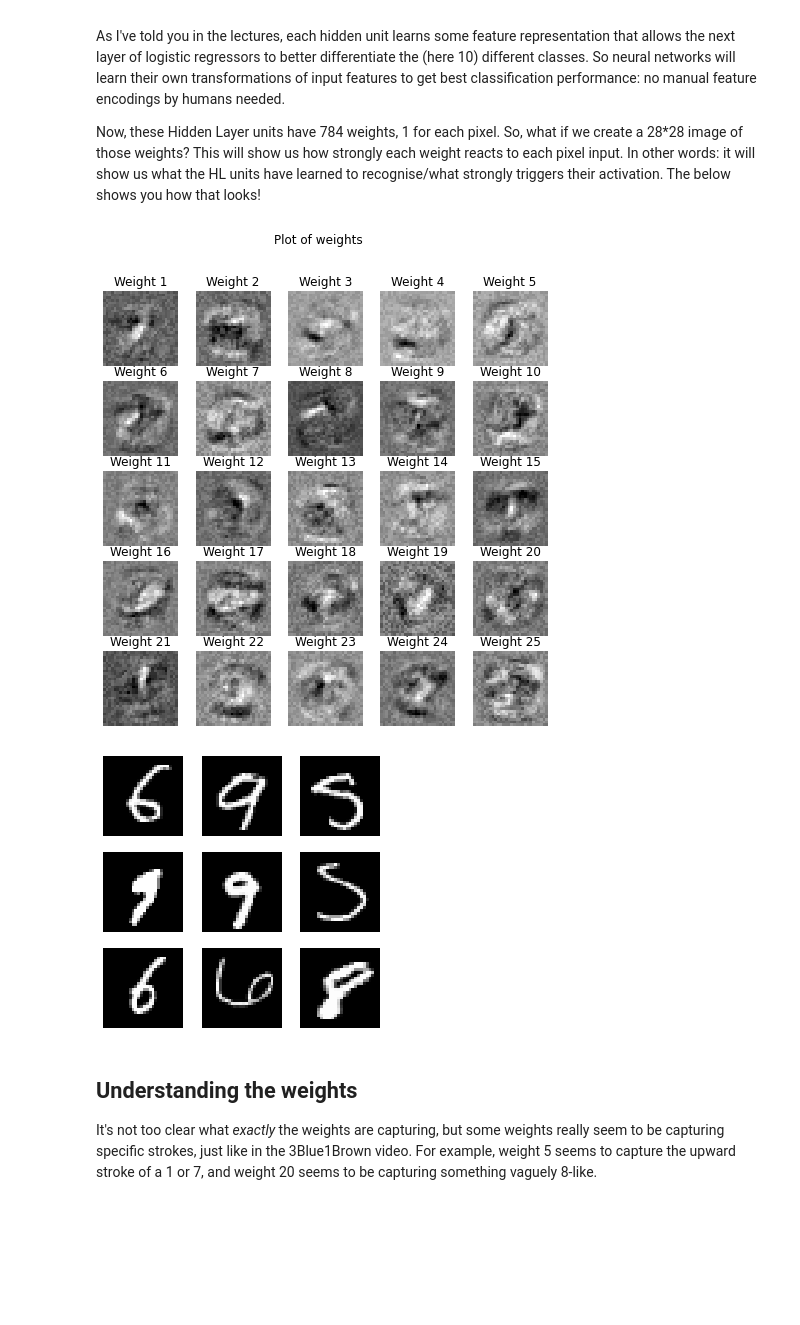
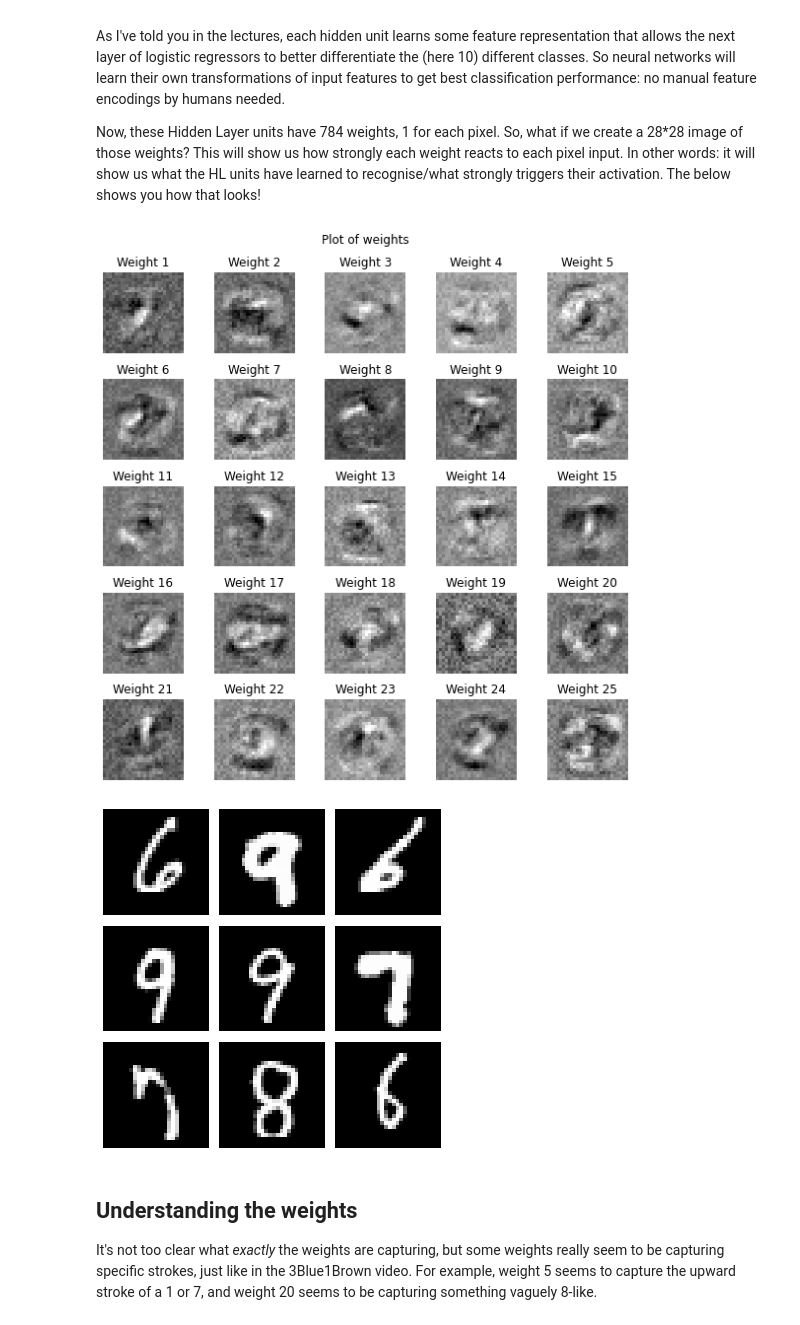
Before and after one commit to DieStok/Basic-Machine-Learning-for-Bioinformatics, a Jupyter notebook: Day3/Practical/PracticalMaterialDay3_AfternoonPractical_Answers.ipynb, the cells around one changed output. Cells and saved outputs as stored; diff of their text form; code cells hidden in the pictures; blank space fills up the shorter version.

```diff
--- a/Day3/Practical/PracticalMaterialDay3_AfternoonPractical_Answers.ipynb
+++ b/Day3/Practical/PracticalMaterialDay3_AfternoonPractical_Answers.ipynb
@@ -26,10 +27,9 @@ def mySigmoidGradient(x):
     outcome = mySigmoid(x) * (1-mySigmoid(x))
     return outcome
 
-def nnCostFunction(nnThetas, X, y, lambda_ = 0, inputLayerSize = 784, hiddenLayerSize = 25, classLabels = 10):
+def nnCostFunction(nnThetas, X, y, lambda_ = 0, inputLayerSize = 784, hiddenLayerSize = 25, classLabels = 10, smallValueToRemoveInfinity = 1e-12):
 
     m = len(X)
-
     #reshaping the list of parameters to matrices
     hiddenLayerParamNr    = (hiddenLayerSize * (inputLayerSize+1))
     thetaOneMatrix        = np.reshape(nnThetas[0:hiddenLayerParamNr],
@@ -48,7 +48,7 @@ def nnCostFunction(nnThetas, X, y, lambda_ = 0, inputLayerSize = 784, hiddenLaye
     activationsOL = mySigmoid(weightedSumOL)
 
     #cost
-    J = 1/m * np.sum((- (y * np.log(activationsOL)) - ((1-y) * np.log(1-activationsOL))))
+    J = 1/m * np.sum((- (y * np.log(activationsOL + smallValueToRemoveInfinity)) - ((1-y) * np.log(1-activationsOL + smallValueToRemoveInfinity))))
 
     #regularised cost
     #remember: units in the rows, their parameters in the columns
@@ -185,14 +185,14 @@ classLabels = 10
 X = X_train
 y = y_train
 
-#Up to you! Copy the function from above (or from the answers as a base) and go ahead.
+#Up to you! Copy the function from above and go ahead.
 
 # answer
 
 def nnGradientFunction(nnThetas, X, y, lambda_ = 0, inputLayerSize = 784, hiddenLayerSize = 25, classLabels = 10):
 
     m = len(X)
-
+    nnThetas = np.array(nnThetas)
     #reshaping the list of parameters to matrices
     hiddenLayerParamNr    = (hiddenLayerSize * (inputLayerSize+1))
     thetaOneMatrix        = np.reshape(nnThetas[0:hiddenLayerParamNr],
@@ -269,7 +269,7 @@ def nnGradientFunction(nnThetas, X, y, lambda_ = 0, inputLayerSize = 784, hidden
     return finalGradients
 
 test = nnGradientFunction(nnThetas, X, y)
-print(test.shape)
+print(np.array(test).shape)
 print(nnThetas.shape)
 # %% [output]
 Activations output layer shape: (20004, 10)
@@ -450,17 +478,21 @@ Hint:
 # %%
-
 rng = default_rng(42)
 thetaOneMatrix = rng.uniform(-0.12, 0.12, size = (25, 785))
 thetaTwoMatrix = rng.uniform(-0.12, 0.12, size = (10, 26))
 initialThetas = np.append(np.ravel(thetaOneMatrix), np.ravel(thetaTwoMatrix))
 
+def mySigmoid(data):
+    data = np.array(data)
+    return scipy.special.expit(data)
 
 #answer
 def printProgress(xk):
     print("Current theta values: " + str(xk))
 
+
 trainedNeuralNetwork = fmin_cg(f = nnCostFunction, x0 = initialThetas, fprime = nnGradientFunction,
-                                args = (X_train, y_train, 1), callback = printProgress, maxiter = 60)
+                                 args = (X_train, y_train, 1), full_output = 1, retall = 1, maxiter = 50,
+                               callback=printProgress)
 
 #I used this to generate the values for longer training, and with different lambdas
 # trainedNeuralNetworkLongerLambdaZero = fmin_cg(f = nnCostFunction, x0 = initialThetas, fprime = nnGradientFunction,
@@ -516,13 +547,15 @@ Hint:
 * DuckDuckGo (or Google) is your friend: look at the documentation of these Numpy functions.
 * First experiment with one row to see how to use each function to do what you want.
 # %%
+
 hiddenLayerSize = 25; inputLayerSize = 784; classLabels = 10
 hiddenLayerParamNr    = (hiddenLayerSize * (inputLayerSize+1))
-thetaOneMatrixTrained = np.reshape(trainedNeuralNetwork[0:hiddenLayerParamNr],
-                                  newshape = (hiddenLayerSize, inputLayerSize+1))
+thetaOneMatrixTrained = np.reshape(trainedNeuralNetwork[0][0:hiddenLayerParamNr],
+                                   newshape = (hiddenLayerSize, inputLayerSize+1))
 outputLayerParamStart = hiddenLayerParamNr
-thetaTwoMatrixTrained = np.reshape(trainedNeuralNetwork[outputLayerParamStart:],
-                                  newshape = (classLabels, hiddenLayerSize+1))
+thetaTwoMatrixTrained = np.reshape(trainedNeuralNetwork[0][outputLayerParamStart:],
+                                   newshape = (classLabels, hiddenLayerSize+1))
+
 
 def forwardPass(X, y, thetaOne = thetaOneMatrixTrained, thetaTwo = thetaTwoMatrixTrained):
     xInputs                = np.c_[np.ones(shape = (len(X), 1)), X]
@@ -537,6 +570,7 @@ def forwardPass(X, y, thetaOne = thetaOneMatrixTrained, thetaTwo = thetaTwoMatri
 
 #answer
 trainPredictions           = forwardPass(X_train, y_train)
+# could also do the below in one step with np.argmax(axis=1) -> I only found out about that function later!
 maxEntryEachLabelTrain     = np.amax(trainPredictions[:, :], axis = 1)
 outcomeClassVectorsTrain   = np.where(maxEntryEachLabelTrain[:,np.newaxis] == trainPredictions[:, :],
                                       1, 0)
@@ -564,31 +598,34 @@ Now, these Hidden Layer units have 784 weights, 1 for each pixel. So, what if we
 # %%
 weightsOnly = thetaOneMatrixTrained[:, 1:]
 
 
 figWeights, axWeights = plt.subplots(5, 5, figsize = (8, 8))
 counter = 0
 for row in range(0, len(axWeights)):
     for col in range(0, len(axWeights)):
         axWeights[row, col].imshow(weightsOnly[counter,:].reshape(28,28),
                                       cmap = "gray", interpolation = "none")
         axWeights[row, col].set_title("Weight " + str(counter + 1))
         axWeights[row, col].set_axis_off()
         counter += 1
 figWeights.suptitle("Plot of weights")
+figWeights.tight_layout()
+
 
 #plot a few digits for comparison:
 
 figDigits, axDigits = plt.subplots(3, 3, figsize = (5,5))
 counter = 0
 for row in range(0, len(axDigits)):
     for col in range(0, len(axDigits)):
         digit = np.reshape(X_train[counter + np.ceil(np.random.rand() * 10000).astype(int), :], newshape = (28,28))
         axDigits[row, col].imshow(digit, cmap = "gray", interpolation = "none")
         axDigits[row, col].set_axis_off()
         counter += 1
+figDigits.tight_layout()
 # %% [output]
-[figure, old version]
+[figure, new version]
-[figure, old version]
+[figure, new version]
 # %% [markdown]
 ## Understanding the weights
 
```
Also changed, not shown: parts of 13 cells of this notebook, 6 other files.
